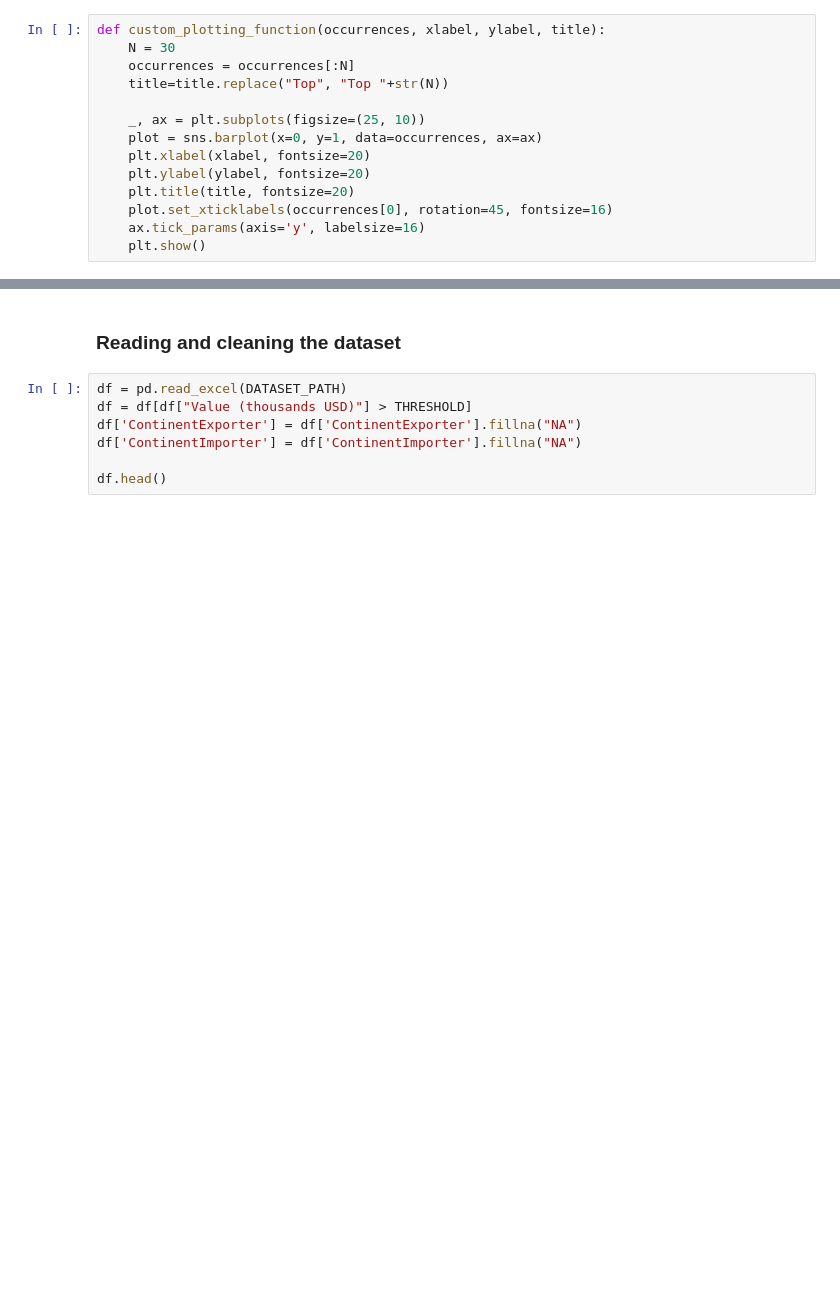
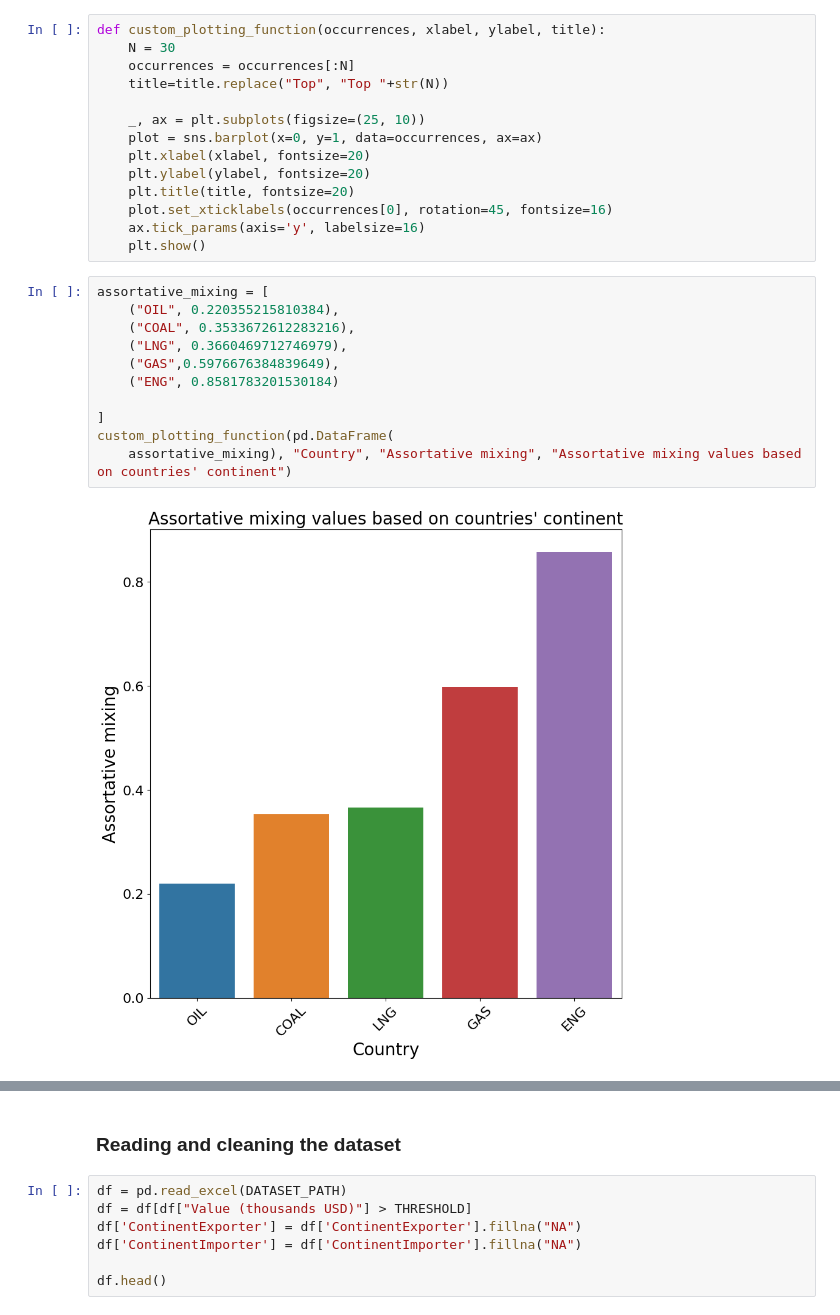
Before and after one commit to HumidBore/Social-Network-Analysis, a Jupyter notebook: 5_Oil_SocialNetworkAnalysis.ipynb, the cells around one changed output, grey strips where cells are left out. Saved outputs shown, nothing was run; the diff lists cells and outputs as text; blank space fills up the shorter version.

```diff
--- a/5_Oil_SocialNetworkAnalysis.ipynb
+++ b/5_Oil_SocialNetworkAnalysis.ipynb
@@ -37,3 +37,16 @@ def custom_plotting_function(occurrences, xlabel, ylabel, title):
     plot.set_xticklabels(occurrences[0], rotation=45, fontsize=16)
     ax.tick_params(axis='y', labelsize=16)
     plt.show()
+# %%
+assortative_mixing = [
+    ("OIL", 0.220355215810384),
+    ("COAL", 0.3533672612283216),
+    ("LNG", 0.3660469712746979),
+    ("GAS",0.5976676384839649),
+    ("ENG", 0.8581783201530184)
+
+]
+custom_plotting_function(pd.DataFrame(
+    assortative_mixing), "Country", "Assortative mixing", "Assortative mixing values based on countries' continent")
+# %% [output]
+[figure, added]
```
Also changed, not shown: parts of 10 cells of this notebook, 15 other files.
